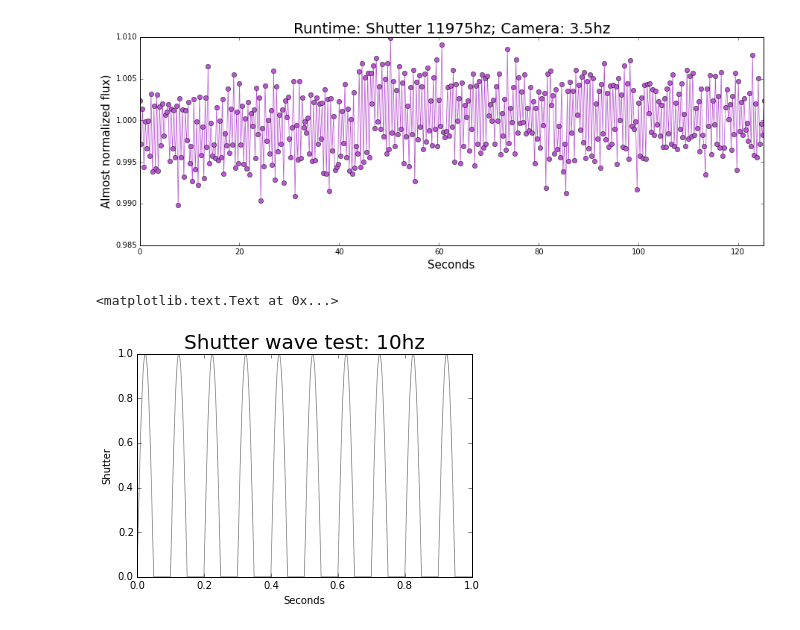
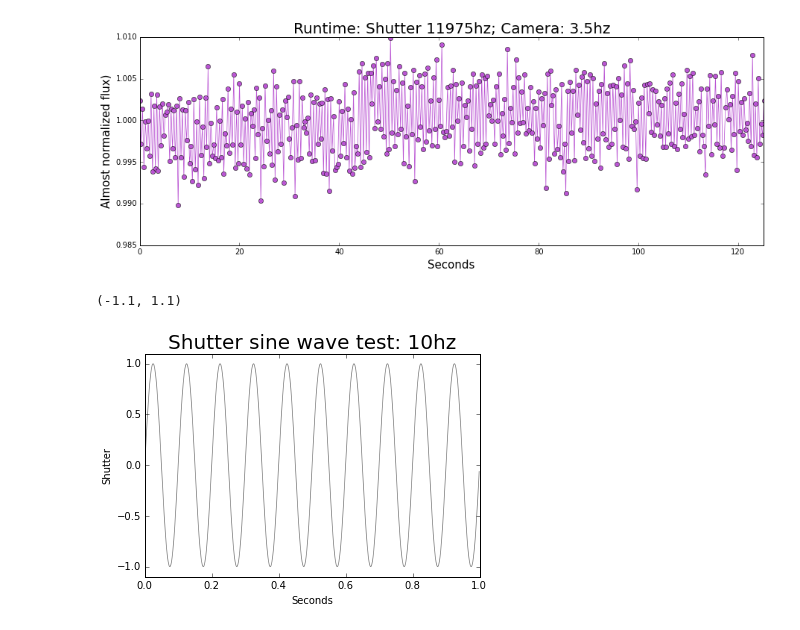
Before and after one commit to fedhere/detect120, a Jupyter notebook: dmiura_LEDtest.ipynb, the cells around one changed output. Saved outputs shown, nothing was run; the diff lists cells and outputs as text; code cells hidden in the pictures.

```diff
--- a/dmiura_LEDtest.ipynb
+++ b/dmiura_LEDtest.ipynb
@@ -188,23 +190,23 @@ for i in range(150000):
 # %%
 #I'm trying to simulate sine waves for the shutter
 
 sine = {}
 
 time = np.linspace(0, 150, 150*1000)
 
 for i in shutter:
     sine[i] = np.sin(2*np.pi*time*i)
-    sine[i] = [0 if f<0 else f for f in sine[i]]
 
 #Visualizing it for 10hz: 10 cycles in one sec; seems ok
 
 pl.plot(time[0:1000], sine[10][0:1000], '-', color='grey', linewidth = 0.75)
-pl.title('Shutter wave test: 10hz', fontsize=20)
+pl.title('Shutter sine wave test: 10hz', fontsize=20)
 pl.xlabel('Seconds')
 pl.ylabel('Shutter')
+ylim(-1.1, 1.1)
 # %% [output]
-<matplotlib.text.Text at 0x...>
+(-1.1, 1.1)
-[figure, old version]
+[figure, new version]
 # %%
 #Plotting the "theoretical" fluxes for camera speed of 4hz
 #This flux equals the points in which the camera "meets" the shutter wave
```
Also changed, not shown: parts of 8 cells of this notebook.
